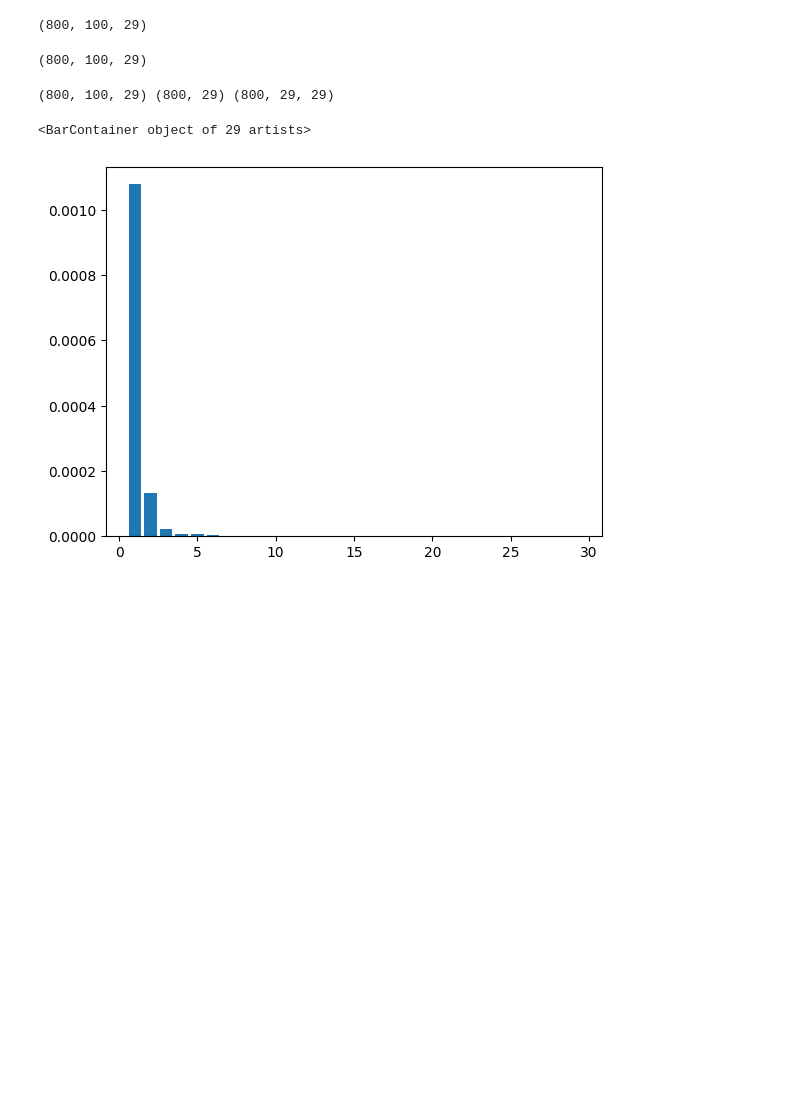
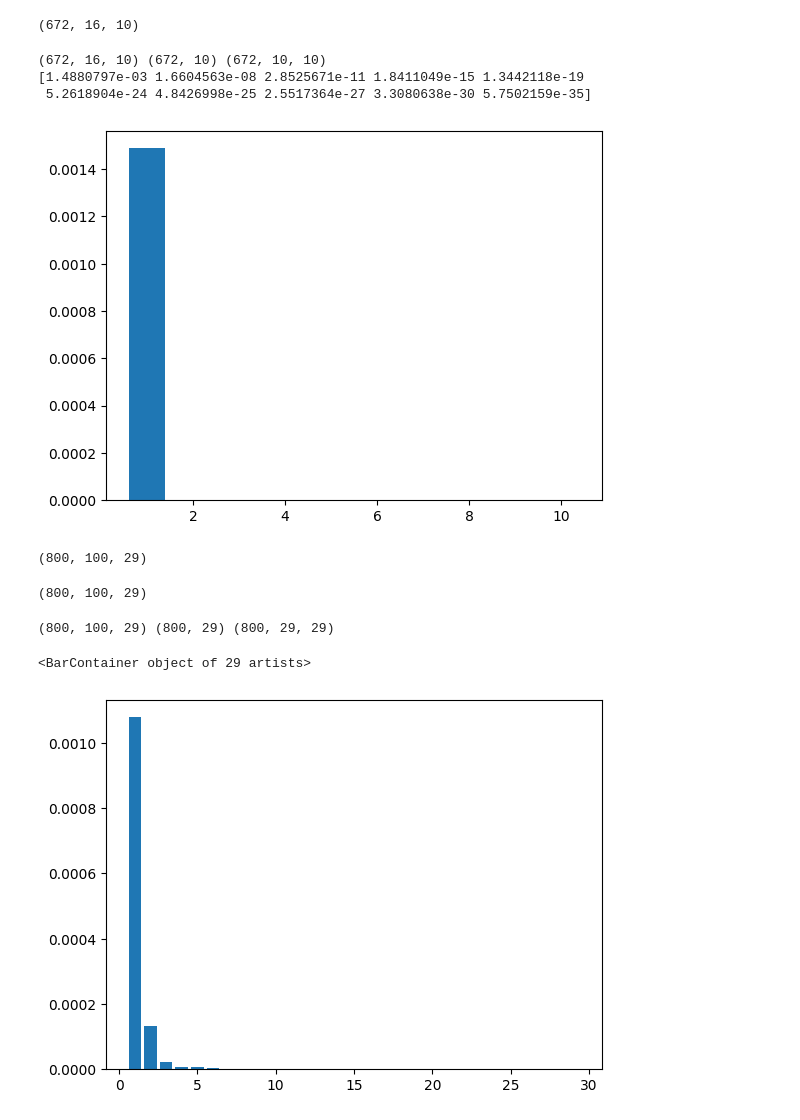
Before and after one commit to robin-janssen/CODES-Benchmark, a Jupyter notebook: surrogates/LatentSindy/tests.ipynb, the cells around one changed output. Saved outputs shown, nothing was run; the diff lists cells and outputs as text; code cells hidden in the pictures; blank space fills up the shorter version.

```diff
--- a/surrogates/LatentSindy/tests.ipynb
+++ b/surrogates/LatentSindy/tests.ipynb
@@ -5,5 +6,24 @@ import pysindy as ps
 
 from scipy.integrate import solve_ivp
+# %%
+data = np.load("/export/data/isulzer/DON-vs-NODE/data/lorenzo_data/lorenzo_data_small.npy")[::1000,:,:]
+print(data.shape)
+# %% [output]
+(672, 16, 10)
+# %%
+data = data - data.mean(axis=(0,1))
+u, s, vh = np.linalg.svd(data, full_matrices=False)
+print(u.shape, s.shape, vh.shape)
+variances = s**2 / (data.shape[0]-1)
+explained_variances = variances / np.sum(variances)
+var_mean = explained_variances.mean(axis=0)
+plt.bar(range(1, len(var_mean)+1), var_mean)
+print(var_mean)
+# %% [output]
+(672, 16, 10) (672, 10) (672, 10, 10)
+[1.4880797e-03 1.6604563e-08 2.8525671e-11 1.8411049e-15 1.3442118e-19
+ 5.2618904e-24 4.8426998e-25 2.5517364e-27 3.3080638e-30 5.7502159e-35]
+[figure, added]
 # %%
 data = np.load("/export/data/isulzer/DON-vs-NODE/data/osu2008/train_data.npy")
 data.shape
```
Also changed, not shown: parts of 13 cells of this notebook, 1 other file.
